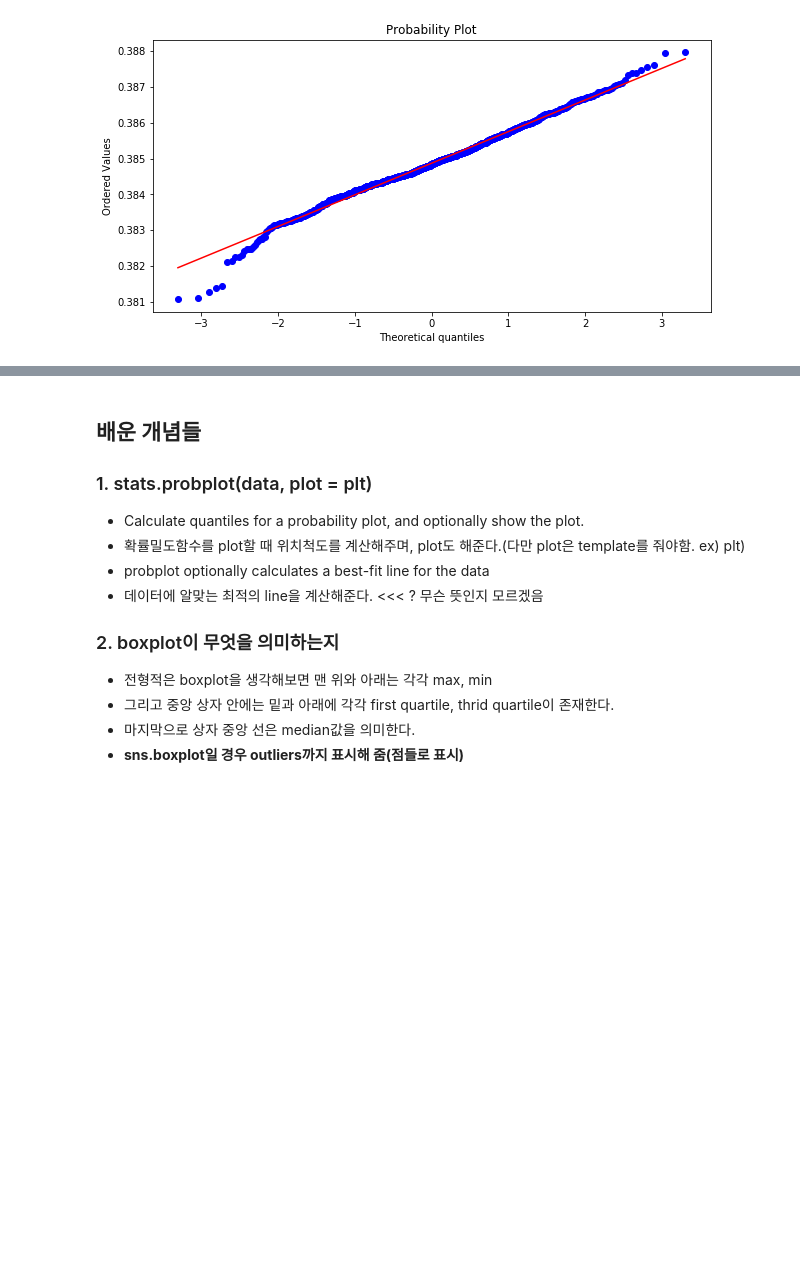
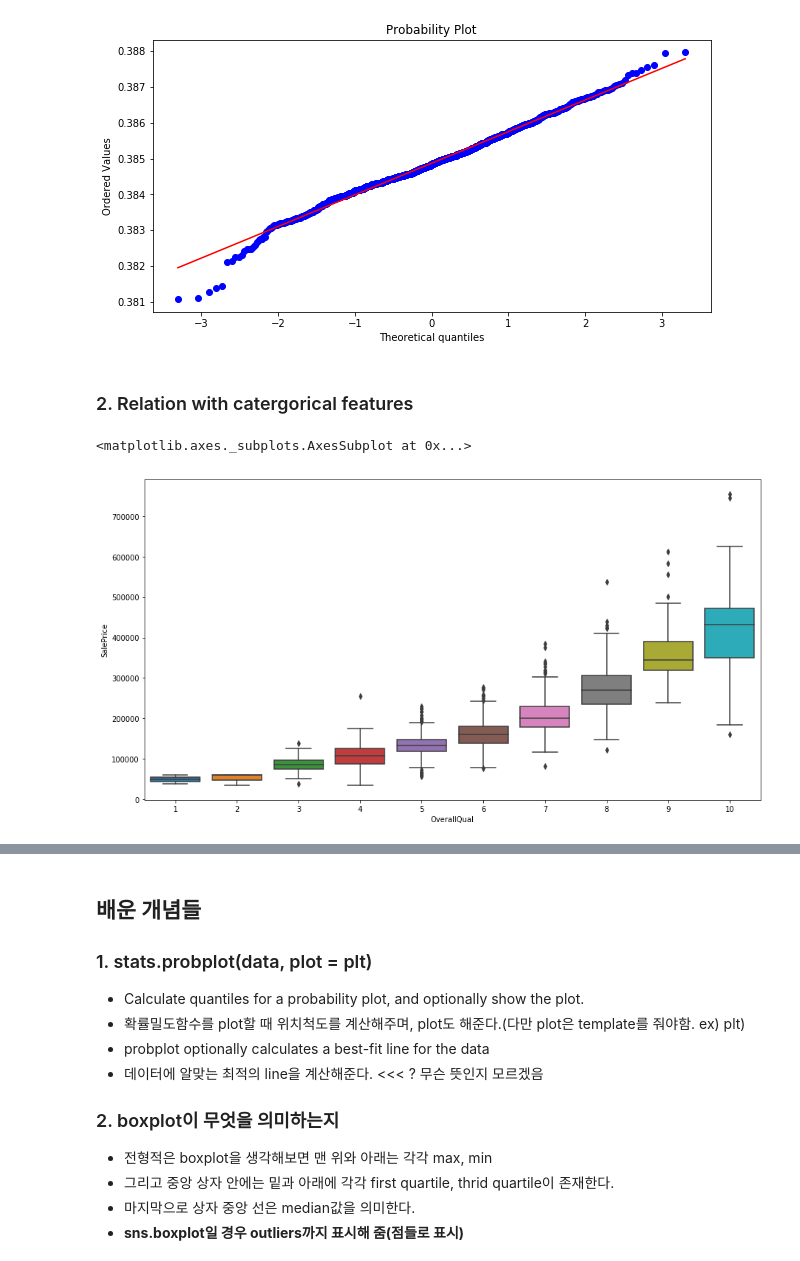
Before and after one commit to gjustin40/Kaggle, a Jupyter notebook: House-Prices/House-Prices.ipynb, the cells around one changed output, grey strips where cells are left out. Drawn from its saved outputs; the diff is of its cells as text; code cells hidden in the pictures; blank space fills up the shorter version.

```diff
--- a/House-Prices/House-Prices.ipynb
+++ b/House-Prices/House-Prices.ipynb
@@ -101,3 +103,12 @@ stats.probplot(train['SalePrice'], plot = plt)
 plt.show()
 # %% [output]
 [figure]
+# %% [markdown]
+### 2. Relation with catergorical features
+# %%
+df = train[['OverallQual', 'SalePrice']]
+plt.figure(figsize = (15, 8))
+sns.boxplot(x = 'OverallQual', y = 'SalePrice', data = df)
+# %% [output]
+<matplotlib.axes._subplots.AxesSubplot at 0x...>
+[figure, added]
```
Also changed, not shown: parts of 2 cells of this notebook, 4 other files.
